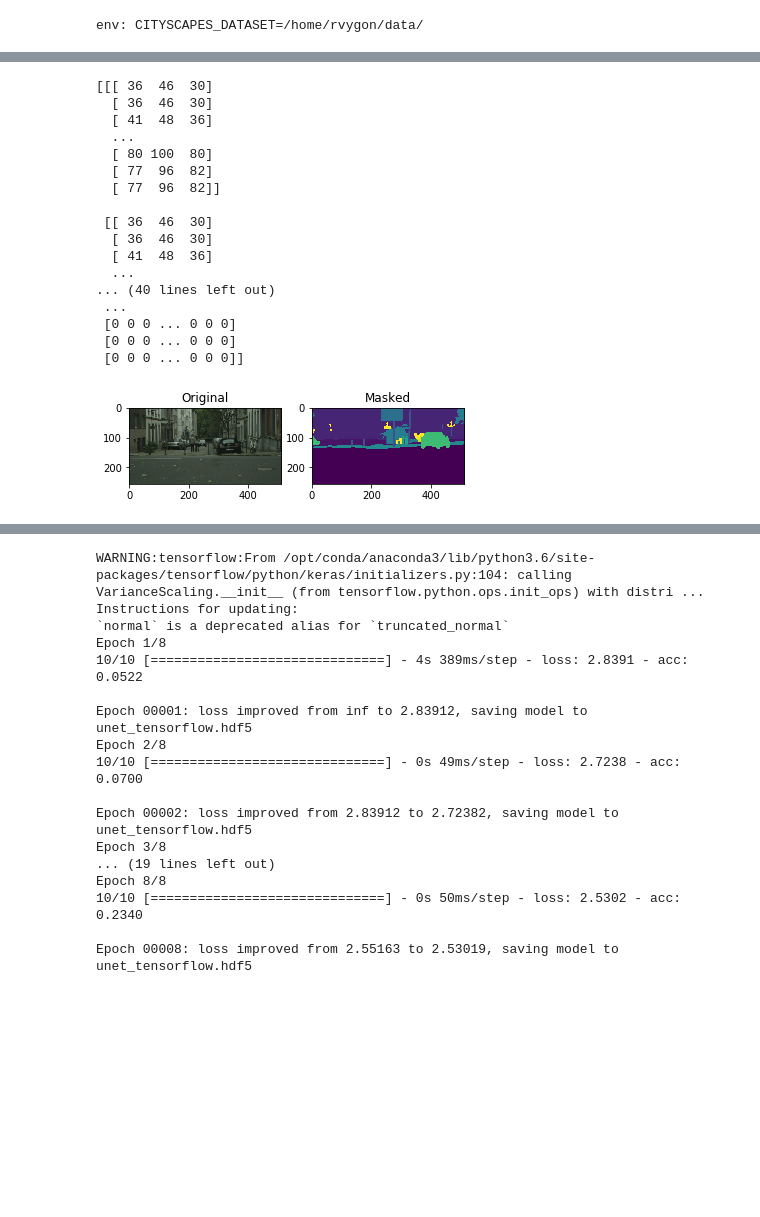
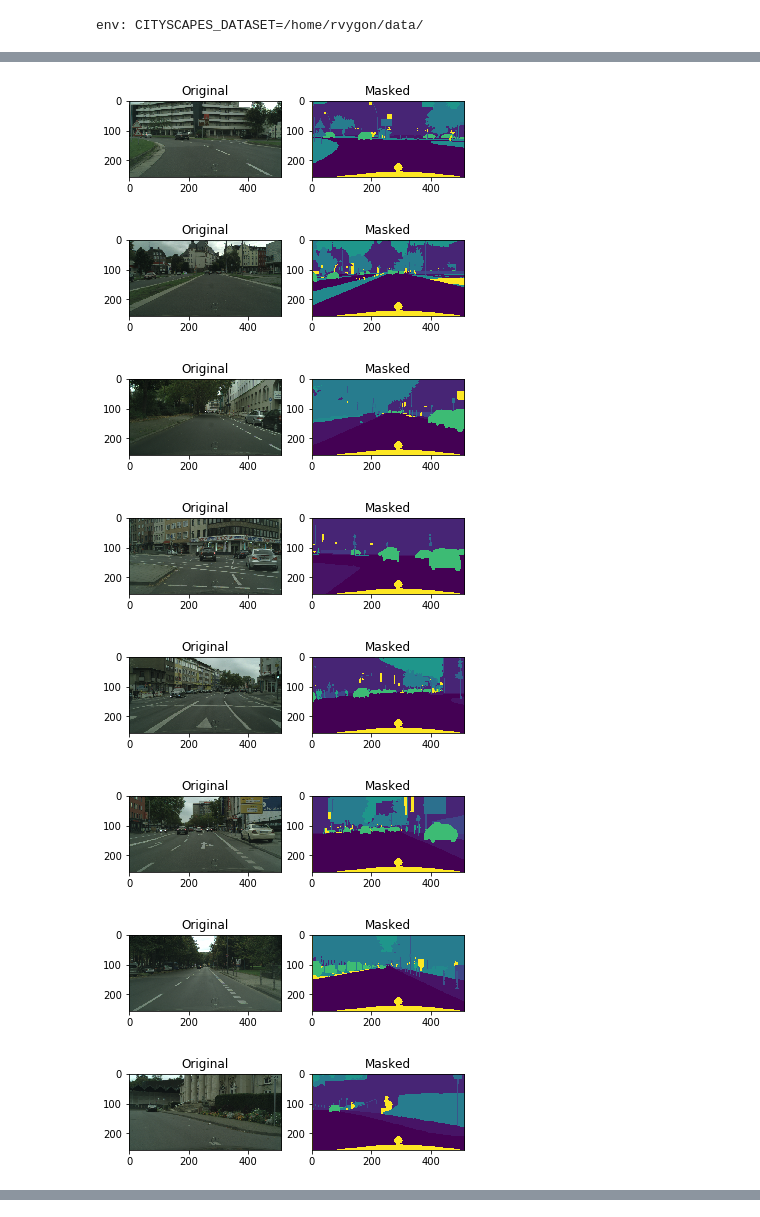
Before and after one commit to yagudinamir/SemanticImageSegmentation, a Jupyter notebook: src/tensorflow.ipynb, the cells around one changed output, grey strips where cells are left out. Cells and saved outputs as stored; diff of their text form; code cells hidden in the pictures; blank space fills up the shorter version.

```diff
--- a/src/tensorflow.ipynb
+++ b/src/tensorflow.ipynb
@@ -32,8 +32,8 @@ def upd_print(str):
 # %%
 img_shape = (256, 512, 3)
 batch_size = 1
-total_size = 10
-val_size = 3
+total_size = 700
+val_size = 50
 scale_rate = 4
 verbose = 0
 start_index = 0
@@ -247,10 +245,9 @@ def get_dataset(images, labels,
     num_x = len(images)
     dataset = tf.data.Dataset.from_tensor_slices((images, labels))
 #     dataset = dataset.map(to_tensor, num_parallel_calls=threads)
-    dataset = dataset.map(preproc_fn)
-#     if shuffle:
-#         dataset = dataset.shuffle(num_x)
-
+#     dataset = dataset.map(preproc_fn)
+    if shuffle:
+        dataset = dataset.shuffle(num_x)
     dataset = dataset.repeat().batch(batch_size)
     return dataset
 # %%
@@ -275,47 +272,32 @@ val_ds = get_dataset(x_val_data,
                       batch_size=batch_size)
 # %%
 # TEST #
-
-#WARNING ДАННЫЕ РАЗМЕЧЕНЫ НЕПРАВИЛЬНО
-
 temp_ds = get_dataset(x_train_data,
                      y_train_data,
                      preproc_fn=tr_preprocessing_fn,
-                     batch_size=1,
+                     batch_size=10,
                      shuffle=False)
 data_aug_iter = temp_ds.make_one_shot_iterator()
 next_element = data_aug_iter.get_next()
-for i in range(1):
+for i in range(10):
     with tf.Session() as sess:
         batch_of_imgs, batch_of_labels = sess.run(next_element)
-        img = batch_of_imgs[0]
-        label = batch_of_labels[0]
+        img = batch_of_imgs[i]
+        label = batch_of_labels[i]
         label = np.argmax(label, axis=2)
-        print(img)
-        print(label)
         plt.subplot(1, 2, 1)
-        plt.imshow(x)
+        plt.imshow(img)
         plt.title("Original")
         plt.subplot(1, 2, 2)
         plt.imshow(label)
         plt.title("Masked")
         plt.show()
 # %% [output]
-[[[ 36  46  30]
-  [ 36  46  30]
-  [ 41  48  36]
-  ...
-  [ 80 100  80]
-  [ 77  96  82]
-  [ 77  96  82]]
-
- [[ 36  46  30]
-  [ 36  46  30]
-  [ 41  48  36]
-  ...
-... (40 lines left out)
- ...
- [0 0 0 ... 0 0 0]
- [0 0 0 ... 0 0 0]
- [0 0 0 ... 0 0 0]]
-[figure, old version]
+[figure, new version]
+[figure, added]
+[figure, added]
+[figure, added]
+[figure, added]
+[figure, added]
+[figure, added]
+[figure, added]
@@ -322,22 +309,5 @@ for i in range(1):
 # %%
-model = unet()
-model_checkpoint = ModelCheckpoint('unet_tensorflow.hdf5', monitor='loss',verbose=1, save_best_only=True)
-history = model.fit(train_ds, steps_per_epoch=10,epochs=8,callbacks=[model_checkpoint])#, validation_data=(x_val,y_val),validation_steps=20)
+# # model = unet()
+# model = load_model('unet_tensorflow.hdf5')
+# model_checkpoint = ModelCheckpoint('unet_tensorflow.hdf5', monitor='loss', verbose=1, save_best_only=True)
+# history = model.fit(train_ds, steps_per_epoch=1500,epochs=100,callbacks=[model_checkpoint, csv_logger])#, validation_data=(x_val,y_val),validation_steps=20)
-# %% [output]
-WARNING:tensorflow:From /opt/conda/anaconda3/lib/python3.6/site-packages/tensorflow/python/keras/initializers.py:104: calling VarianceScaling.__init__ (from tensorflow.python.ops.init_ops) with distri ...
-Instructions for updating:
-`normal` is a deprecated alias for `truncated_normal`
-Epoch 1/8
-10/10 [==============================] - 4s 389ms/step - loss: 2.8391 - acc: 0.0522
-
-Epoch 00001: loss improved from inf to 2.83912, saving model to unet_tensorflow.hdf5
-Epoch 2/8
-10/10 [==============================] - 0s 49ms/step - loss: 2.7238 - acc: 0.0700
-
-Epoch 00002: loss improved from 2.83912 to 2.72382, saving model to unet_tensorflow.hdf5
-Epoch 3/8
-... (19 lines left out)
-Epoch 8/8
-10/10 [==============================] - 0s 50ms/step - loss: 2.5302 - acc: 0.2340
-
-Epoch 00008: loss improved from 2.55163 to 2.53019, saving model to unet_tensorflow.hdf5
```
Also changed, not shown: parts of 16 cells of this notebook.
